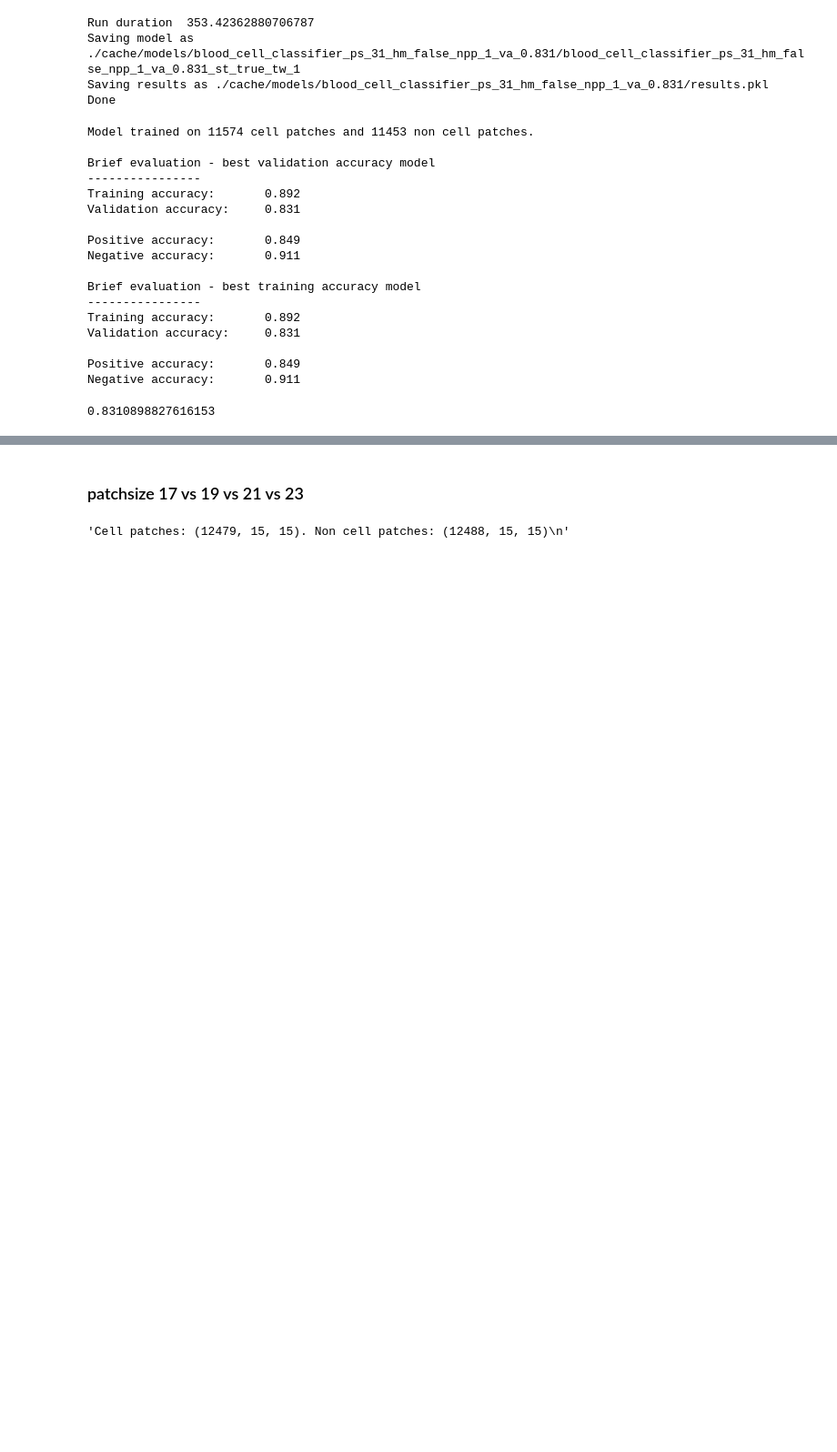
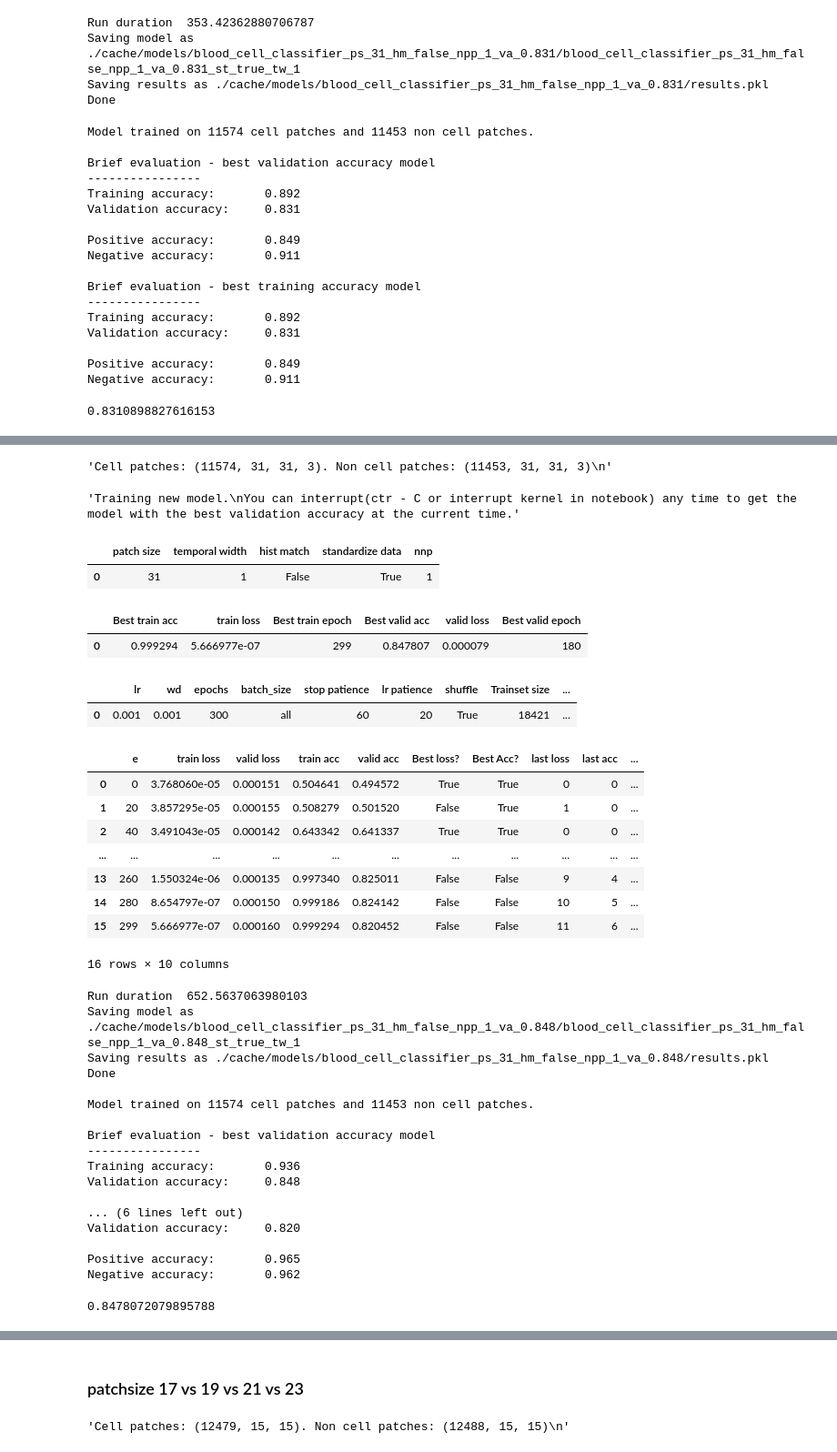
Before and after one commit to cchadj/cell-tracking-ucl-thesis, a Jupyter notebook: train-model-minimal.ipynb, the cells around one changed output, grey strips where cells are left out. Shown: that part at 91% size. Saved outputs shown, nothing was run; the diff lists cells and outputs as text; code cells hidden in the pictures; blank space fills up the shorter version.

```diff
--- a/train-model-minimal.ipynb
+++ b/train-model-minimal.ipynb
@@ -472,0 +523,50 @@ Negative accuracy:       0.911
+# %%
+model, results = train_model_demo(
+                 patch_size=31,
+                 temporal_width=1,
+                 do_hist_match=False,
+                 n_negatives_per_positive=1,
+                 standardize_dataset=True,
+
+                 video_sessions = video_sessions_registered,
+                 train_params=deepcopy(train_params),
+                 try_load_data_from_cache=False,
+                 try_load_model_from_cache=False,
+                )
+results.best_valid_accuracy
+# %% [output]
+'Cell patches: (11574, 31, 31, 3). Non cell patches: (11453, 31, 31, 3)\n'
+'Training new model.\nYou can interrupt(ctr - C or interrupt kernel in notebook) any time to get the model with the best validation accuracy at the current time.'
+|  | patch size | temporal width | hist match | standardize data | nnp |
+| 0 | 31 | 1 | False | True | 1 |
+|  | Best train acc | train loss | Best train epoch | Best valid acc | valid loss | Best valid epoch |
+| 0 | 0.999294 | 5.666977e-07 | 299 | 0.847807 | 0.000079 | 180 |
+|  | lr | wd | epochs | batch_size | stop patience | lr patience | shuffle | Trainset size | ... |
+| 0 | 0.001 | 0.001 | 300 | all | 60 | 20 | True | 18421 | ... |
+|  | e | train loss | valid loss | train acc | valid acc | Best loss? | Best Acc? | last loss | last acc | ... |
+| 0 | 0 | 3.768060e-05 | 0.000151 | 0.504641 | 0.494572 | True | True | 0 | 0 | ... |
+| 1 | 20 | 3.857295e-05 | 0.000155 | 0.508279 | 0.501520 | False | True | 1 | 0 | ... |
+| 2 | 40 | 3.491043e-05 | 0.000142 | 0.643342 | 0.641337 | True | True | 0 | 0 | ... |
+| ... | ... | ... | ... | ... | ... | ... | ... | ... | ... | ... |
+| 13 | 260 | 1.550324e-06 | 0.000135 | 0.997340 | 0.825011 | False | False | 9 | 4 | ... |
+| 14 | 280 | 8.654797e-07 | 0.000150 | 0.999186 | 0.824142 | False | False | 10 | 5 | ... |
+| 15 | 299 | 5.666977e-07 | 0.000160 | 0.999294 | 0.820452 | False | False | 11 | 6 | ... |
+16 rows × 10 columns
+Run duration  652.5637063980103
+Saving model as ./cache/models/blood_cell_classifier_ps_31_hm_false_npp_1_va_0.848/blood_cell_classifier_ps_31_hm_false_npp_1_va_0.848_st_true_tw_1
+Saving results as ./cache/models/blood_cell_classifier_ps_31_hm_false_npp_1_va_0.848/results.pkl
+Done
+
+Model trained on 11574 cell patches and 11453 non cell patches.
+
+Brief evaluation - best validation accuracy model
+----------------
+Training accuracy:       0.936
+Validation accuracy:     0.848
+
+... (6 lines left out)
+Validation accuracy:     0.820
+
+Positive accuracy:       0.965
+Negative accuracy:       0.962
+0.8478072079895788
```
Also changed, not shown: parts of 20 cells of this notebook.
